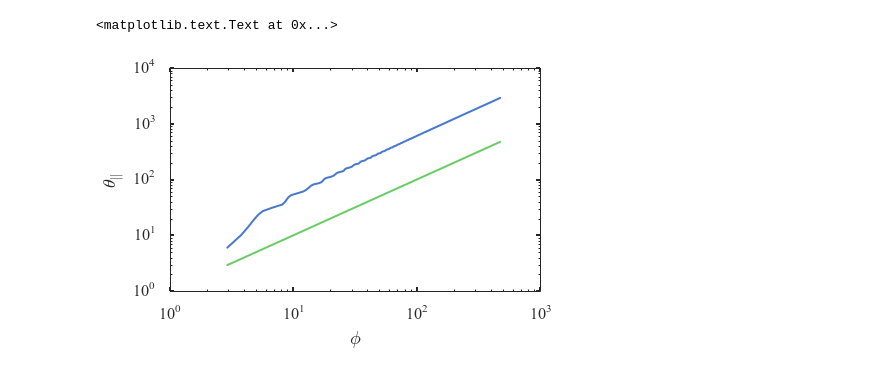
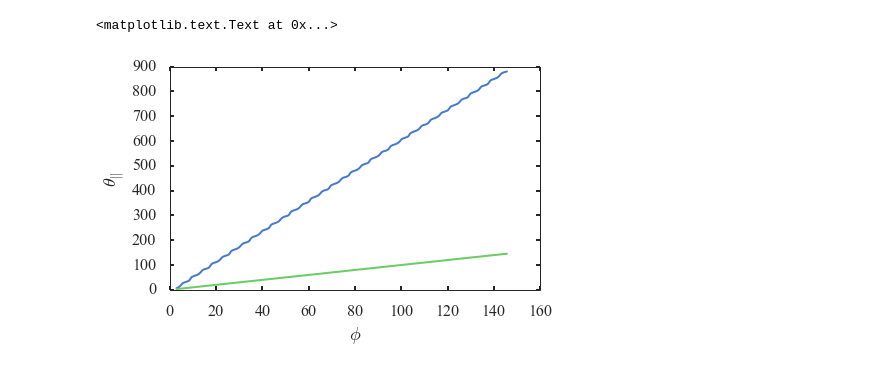
Before and after one commit to jobovy/streamgap-aa, a Jupyter notebook: py/ActionCheck.ipynb, the cells around one changed output. Drawn from its saved outputs; the diff is of its cells as text; code cells hidden in the pictures.

```diff
--- a/py/ActionCheck.ipynb
+++ b/py/ActionCheck.ipynb
@@ -29,6 +29,9 @@ Orb = aa.Orbit(pot,1e-10)
 # %%
-def integrate(x,t,frac=1):
-    dT = frac*pot.torb(x)
+def integrate(x,t,frac=1,dt=None):
+    if(dt==None):
+        dT = frac*pot.torb(x)
+    else:
+        dT=dt
     r = np.zeros((t/dT+2,6))
     r[0]=x
     i,T=1,0
@@ -114,27 +118,27 @@ print Orb.integrate(gc,3000.*1./977.775,3000.*1./977.775,False)
 # %%
-R,T = integrate(gc,50.,frac=0.11)
+R,T = integrate(gc,15.,frac=0.11)
 A = np.array(map(lambda x: AA.actions(x),R))
 A2 = np.array(map(lambda x: AA.angles(x),R))
 phi = np.arctan2(R.T[1],R.T[0])
 off = np.zeros(4)
 for i in range(1,len(A2)):
     for j in range(3):
         if(A2[i][j]+off[j]<A2[i-1][j]):
             off[j]+=2.*np.pi
         A2[i][j]+=off[j]
     if(phi[i]+off[3]<phi[i-1]):
         off[3]+=2.*np.pi
     phi[i]+=off[3]
 n = np.mean(A2.T[3:],axis=1)
 n[2]=0.
 n = n/np.sqrt(np.sum(n))
 ndota = np.array(map(lambda i:np.dot(n,i),A2.T[:3].T))
 plt.plot(phi,ndota)
-plt.semilogx()
-plt.semilogy()
+# plt.semilogx()
+# plt.semilogy()
 plt.plot(phi,phi)
 plt.xlabel(r'$\phi$')
 plt.ylabel(r'$\theta_{||}$')
 # %% [output]
 <matplotlib.text.Text at 0x...>
-[figure, old version]
+[figure, new version]
```
Also changed, not shown: parts of 15 cells of this notebook, 2 other files.
